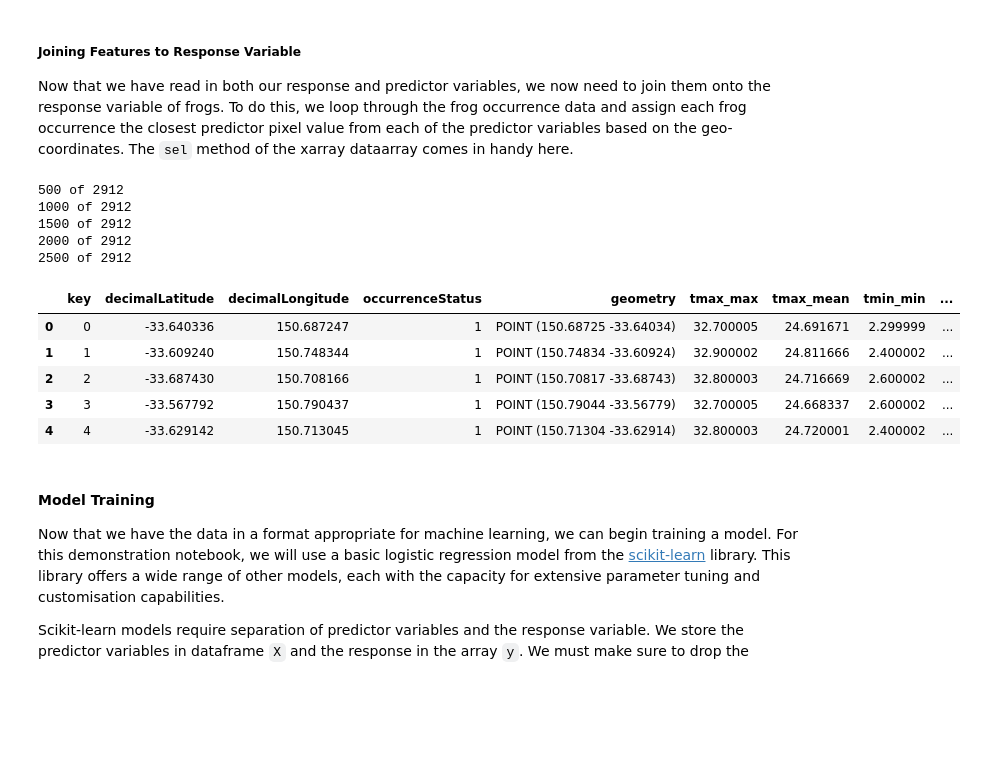
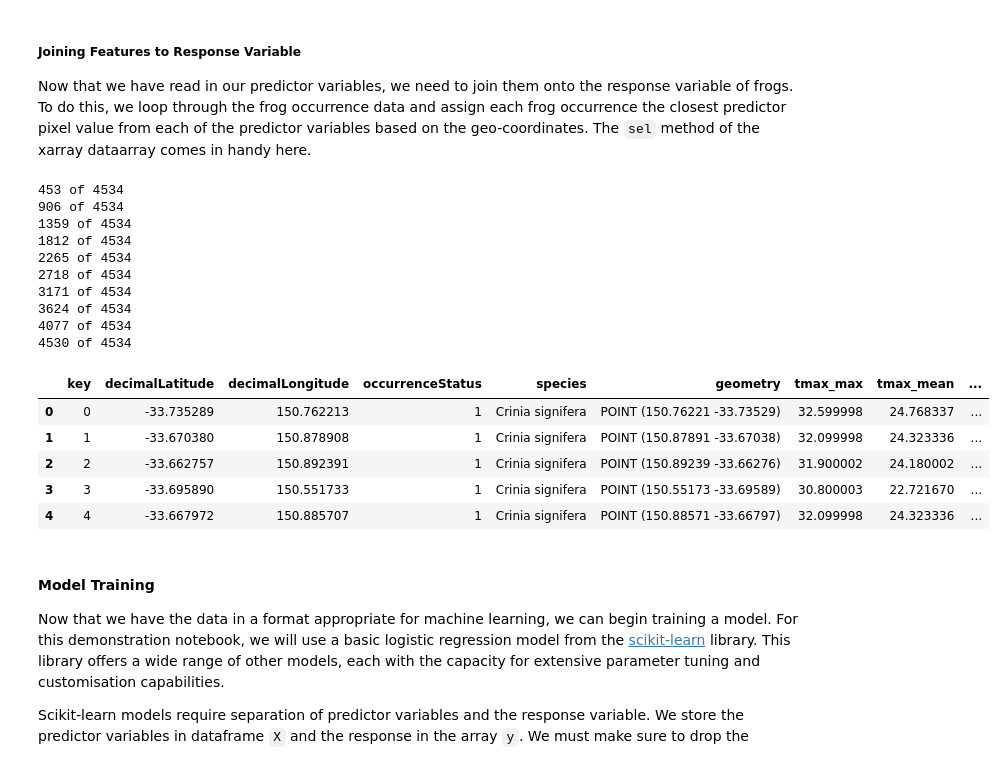
Before and after one commit to EY-Data-Science-Program/2022-Better-Working-World-Data-Challenge, a Jupyter notebook: Model_Level_1.ipynb, the cells around one changed output. Saved outputs shown, nothing was run; the diff lists cells and outputs as text; code cells hidden in the pictures; blank space fills up the shorter version.

```diff
--- a/Model_Level_1.ipynb
+++ b/Model_Level_1.ipynb
@@ -200,5 +160,25 @@ def get_frog_absence(geo_frogs, bbox, crs = {'init':'epsg:4326'}, granularity=(5
 # %%
-frog_data = get_frogs(bbox, {"year":"1800,2022"}, verbose=True)
-frog_data = get_frog_absence(frog_data, bbox)
-frog_data
+fig, ax = plt.subplots(2, 1, figsize = (10, 12), gridspec_kw={'height_ratios':[0.7, 0.3]})
+
+# Bar chart
+bar_data = frog_data.species.value_counts()
+barchart = ax[1].bar(bar_data.index.str.replace(' ', '\n'), bar_data)
+
+# Colour cycle to ensure colors match in both plots
+prop_cycle = plt.rcParams['axes.prop_cycle']
+for i, color in zip(range(len(bar_data)), prop_cycle):
+    species_name = bar_data.index[i]
+    barchart[i].set_color(color['color'])
+    barchart[i].set_label(species_name)
+    filt = frog_data.species == species_name
+    # Scatter plot
+    ax[0].scatter(frog_data[filt].decimalLongitude, frog_data[filt].decimalLatitude, marker='.', color=color['color'])
+
+# Add other features
+ax[0].set_title(f"Frog occurrences for {region_name}")
+ax[1].set_title(f"Frog species distribution in {region_name}")
+cx.add_basemap(ax[0], crs=crs, alpha=0.5) # Add basemap
+plt.xticks(rotation=45)
+fig.legend(loc='center right')
+plt.show()
 # %% [output]
@@ -222,0 +277,4 @@ frog_data
+# %%
+grid = (int((max_lon-min_lon)/0.01), int((max_lat-min_lat)/0.01))
+print(grid)
+all_frog_data = get_frog_absence(frog_data, bbox, granularity=grid, verbose=False)
@@ -226,7 +302,7 @@ Next, we write a function called `get_terraclimate` to fetch the terraclimate da
 
 To assist in visualisations, this function has an interpolation functionality which will allow the comparitively coarse temporal resolution of the terraclimate data to be mapped to a larger set of coordinates, creating an $(n\times m)$ image. We will choose $(512\times 512)$.
 # %%
-def get_terraclimate(bbox, metrics, time_slice=None, assets=None, features=None, interp_dims=None):
+def get_terraclimate(bbox, metrics, time_slice=None, assets=None, features=None, interp_dims=None, verbose=True):
     """Returns terraclimate metrics for a given area, allowing results to be interpolated onto a larger image.
 
     Attributes:
@@ -251,12 +327,14 @@ def get_terraclimate(bbox, metrics, time_slice=None, assets=None, features=None,
         data = data.sel(lon=slice(min_lon,max_lon),lat=slice(max_lat,min_lat))
     if assets is not None:
         data = data[assets]
+    print('Loading data') if verbose else None
     data = data.rename(lat='y', lon='x').to_array().compute()
 
     # Calculate metrics
     combined_values = []
     combined_bands = []
     for name, metric in metrics.items():
+        print(f'Calculating {name}') if verbose else None
         sum_data = xr.apply_ufunc(
             metric['fn'], data, input_core_dims=[["time"]], kwargs=metric['params'], dask = 'allowed', vectorize = True
         ).rename(variable='band')
@@ -286,6 +364,7 @@ def get_terraclimate(bbox, metrics, time_slice=None, assets=None, features=None,
     combined_data = combined_data.sel(band=features)
 
     if interp_dims is not None:
+        print(f'Interpolating image') if verbose else None
         interp_coords = (np.linspace(bbox[0], bbox[2], interp_dims[0]), np.linspace(bbox[1], bbox[3], interp_dims[1]))
         combined_data = combined_data.interp(x=interp_coords[0], y=interp_coords[1], method='nearest', kwargs={"fill_value": "extrapolate"})
 
@@ -354,7 +455,7 @@ fig.legend(loc=(0.85, 0.933))
 # %% [markdown]
 ##### Joining Features to Response Variable
 
-Now that we have read in both our response and predictor variables, we now need to join them onto the response variable of frogs. To do this, we loop through the frog occurrence data and assign each frog occurrence the closest predictor pixel value from each of the predictor variables based on the geo-coordinates. The `sel` method of the xarray dataarray comes in handy here.
+Now that we have read in our predictor variables, we need to join them onto the response variable of frogs. To do this, we loop through the frog occurrence data and assign each frog occurrence the closest predictor pixel value from each of the predictor variables based on the geo-coordinates. The `sel` method of the xarray dataarray comes in handy here.
 # %%
 def join_features(model_data, predictor_image):
     """Joins the features from each feature dataset onto each response variable.
@@ -366,46 +467,51 @@ def join_features(model_data, predictor_image):
     # For each latitude and longitude coordinate, find the nearest predictor variable pixel values
     data_per_point = pd.DataFrame()
     for j, (lon, lat, key) in enumerate(zip(model_data.decimalLongitude, model_data.decimalLatitude, model_data.key)):
         # Print out some progress markers
-        if (j+1)%500==0:
+        if (j+1)%(len(model_data)//10)==0:
             print(f"{j+1} of {len(model_data)}")
 
         # Get the predictor pixel at the site of the frog occurrence
         nearest_point = predictor_image.sel(y=lat, x=lon, method="nearest")
 
         # Prepare values and columns and save them in a dataframe, saving the join key for later reference
         values = np.concatenate((np.squeeze(nearest_point.values), np.array([key])))
         columns = list(nearest_point.band.values) + ['key']
         data_per_point = data_per_point.append(
             pd.DataFrame(
                 np.array([values]),
                 columns=columns
             )
         )
 
     # Join the predictor variables we just collected back onto the frog data
     model_data = model_data.merge(
         data_per_point,
         on = ['key'],
         how = 'inner'
     )
 
     return model_data
 
-model_data = join_features(frog_data, weather_data)
+model_data = join_features(all_frog_data, weather_data)
 model_data.head()
 # %% [output]
-500 of 2912
-1000 of 2912
-1500 of 2912
-2000 of 2912
-2500 of 2912
+453 of 4534
+906 of 4534
+1359 of 4534
+1812 of 4534
+2265 of 4534
+2718 of 4534
+3171 of 4534
+3624 of 4534
+4077 of 4534
+4530 of 4534
-|  | key | decimalLatitude | decimalLongitude | occurrenceStatus | geometry | tmax_max | tmax_mean | tmin_min | ... |
-| 0 | 0 | -33.640336 | 150.687247 | 1 | POINT (150.68725 -33.64034) | 32.700005 | 24.691671 | 2.299999 | ... |
-| 1 | 1 | -33.609240 | 150.748344 | 1 | POINT (150.74834 -33.60924) | 32.900002 | 24.811666 | 2.400002 | ... |
-| 2 | 2 | -33.687430 | 150.708166 | 1 | POINT (150.70817 -33.68743) | 32.800003 | 24.716669 | 2.600002 | ... |
-| 3 | 3 | -33.567792 | 150.790437 | 1 | POINT (150.79044 -33.56779) | 32.700005 | 24.668337 | 2.600002 | ... |
-| 4 | 4 | -33.629142 | 150.713045 | 1 | POINT (150.71304 -33.62914) | 32.800003 | 24.720001 | 2.400002 | ... |
+|  | key | decimalLatitude | decimalLongitude | occurrenceStatus | species | geometry | tmax_max | tmax_mean | ... |
+| 0 | 0 | -33.735289 | 150.762213 | 1 | Crinia signifera | POINT (150.76221 -33.73529) | 32.599998 | 24.768337 | ... |
+| 1 | 1 | -33.670380 | 150.878908 | 1 | Crinia signifera | POINT (150.87891 -33.67038) | 32.099998 | 24.323336 | ... |
+| 2 | 2 | -33.662757 | 150.892391 | 1 | Crinia signifera | POINT (150.89239 -33.66276) | 31.900002 | 24.180002 | ... |
+| 3 | 3 | -33.695890 | 150.551733 | 1 | Crinia signifera | POINT (150.55173 -33.69589) | 30.800003 | 22.721670 | ... |
+| 4 | 4 | -33.667972 | 150.885707 | 1 | Crinia signifera | POINT (150.88571 -33.66797) | 32.099998 | 24.323336 | ... |
 # %% [markdown]
 #### Model Training
 
```
Also changed, not shown: parts of 39 cells of this notebook.
